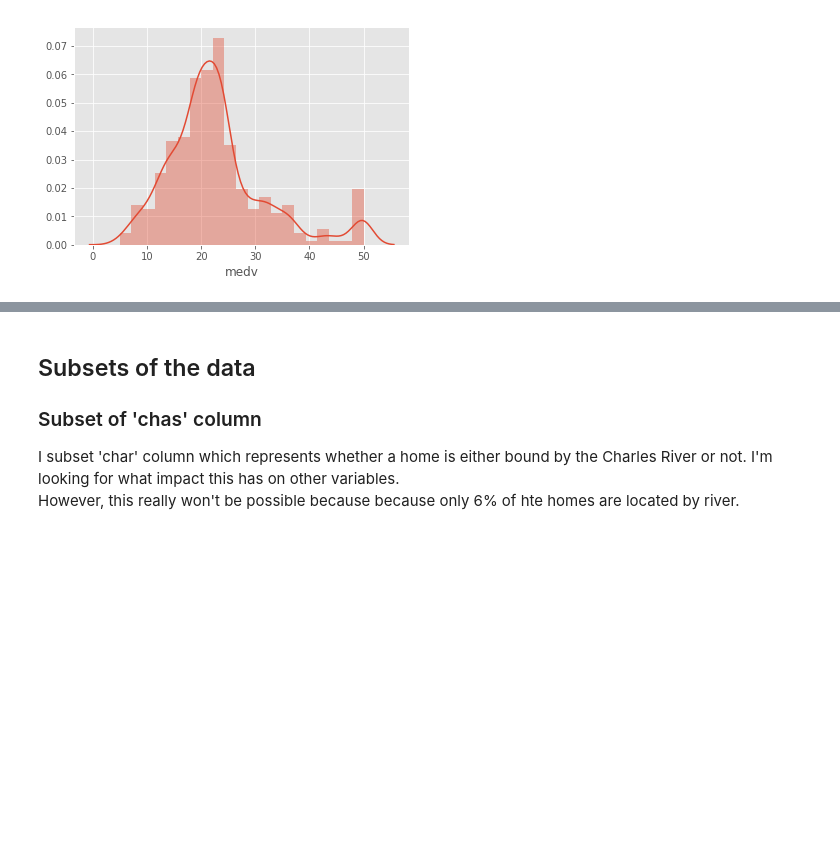
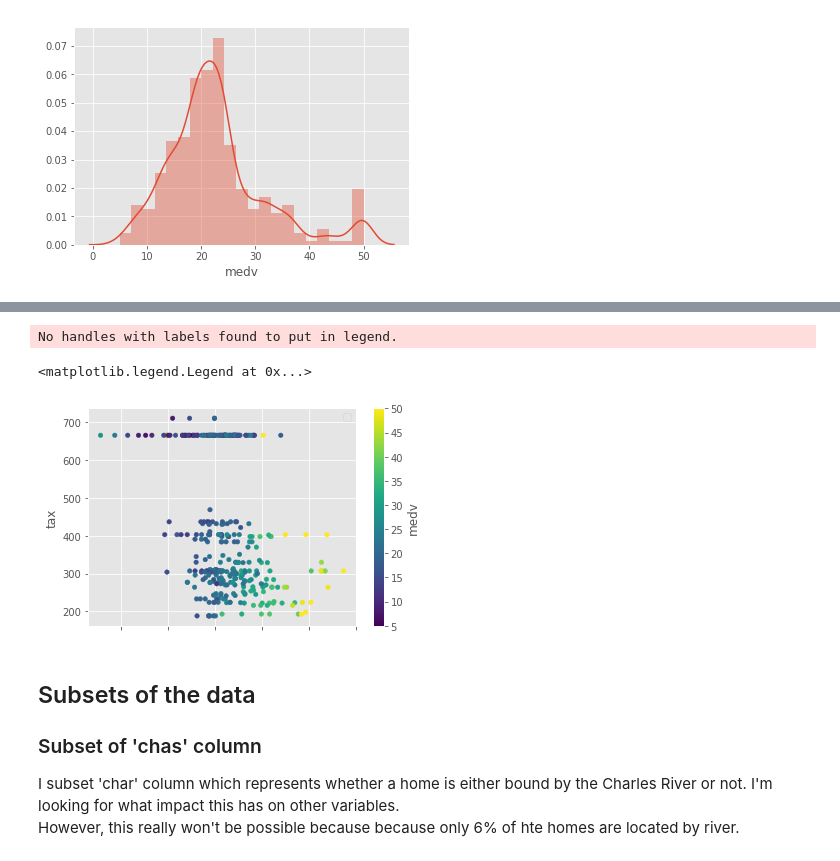
Before and after one commit to torresdavr/dsc-project-eda-with-pandas-online-ds-pt-100719, a Jupyter notebook: index.ipynb, the cells around one changed output, grey strips where cells are left out. Cells and saved outputs as stored; diff of their text form; code cells hidden in the pictures; blank space fills up the shorter version.

```diff
--- a/index.ipynb
+++ b/index.ipynb
@@ -307,3 +335,13 @@ sns.distplot(df['medv']);
+# %%
+ax2 = df.plot.scatter(x='rm',
+                      y='tax',
+                       c='medv',
+                       colormap='viridis')
+ax2.legend()
+# %% [output]
+No handles with labels found to put in legend.
+<matplotlib.legend.Legend at 0x...>
+[figure, added]
 # %% [markdown]
 ## Subsets of the data
 ### Subset of 'chas' column
```
Also changed, not shown: parts of 19 cells of this notebook.
